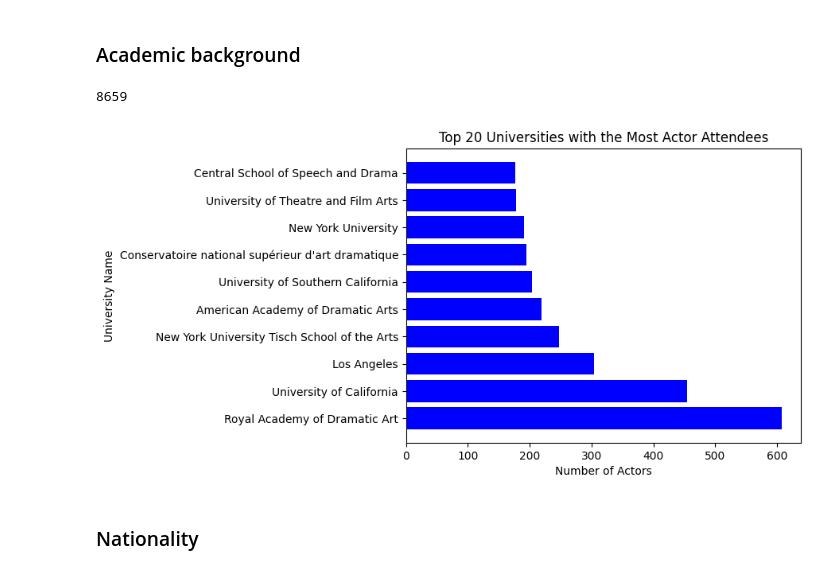
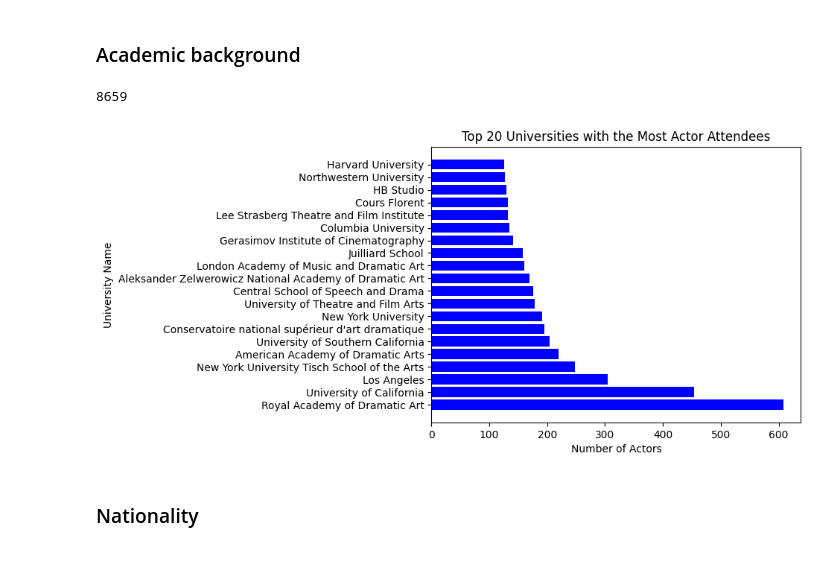
Before and after one commit to epfl-ada/ada-2024-project-bradaframanadamada, a Jupyter notebook: results.ipynb, the cells around one changed output. Cells and saved outputs as stored; diff of their text form; code cells hidden in the pictures.

```diff
--- a/results.ipynb
+++ b/results.ipynb
@@ -301,24 +313,24 @@ plt.show()
 # %%
 # flatten the list of all universities present on each actor row
 universitiesLst = [university for actorUniversityLst in actor_wikidata['alma_mater'].apply(ast.literal_eval) for university in set(actorUniversityLst)] # make each university unique for each actor
 
 # count the occurence of each university
 universityCount = Counter(universitiesLst)
 
 print(len(universityCount))
 
 # visualize the results
 df_university_count = pd.DataFrame(universityCount.items(), columns=['university_name', 'number_of_actors'])
 # sort the results and select only the top 20
-df_university_count = df_university_count.sort_values(by=['number_of_actors'], ascending=False).head(10)
+df_university_count = df_university_count.sort_values(by=['number_of_actors'], ascending=False).head(20)
 
 plt.barh(df_university_count['university_name'], df_university_count['number_of_actors'], color='blue')
 plt.xlabel('Number of Actors')
 plt.ylabel('University Name')
 plt.title('Top 20 Universities with the Most Actor Attendees')
 plt.show()
 # %% [output]
 8659
-[figure, old version]
+[figure, new version]
 # %% [markdown]
 ### Nationality
```
Also changed, not shown: parts of 4 cells of this notebook, 1 other file.
